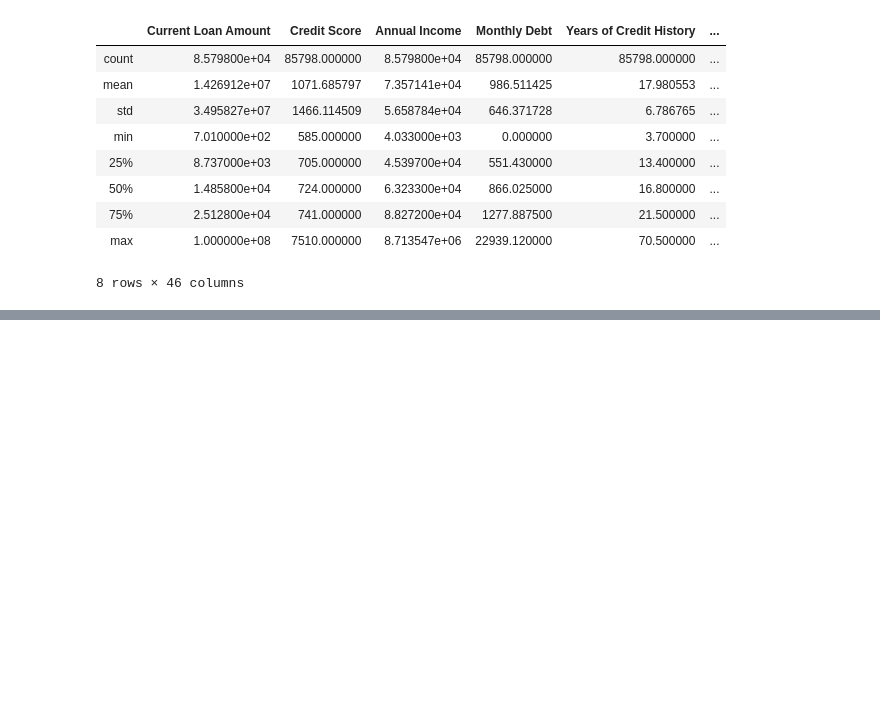
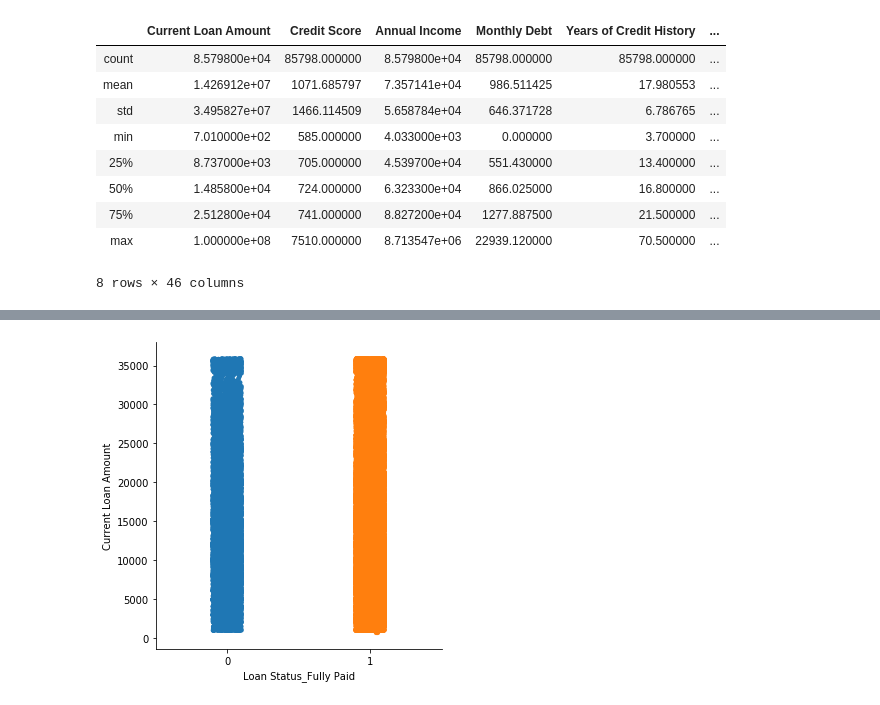
Before and after one commit to divaymohan/credit_score_modeling, a Jupyter notebook: NoteBook.ipynb, the cells around one changed output, grey strips where cells are left out. Drawn from its saved outputs; the diff is of its cells as text; code cells hidden in the pictures; blank space fills up the shorter version.

```diff
--- a/NoteBook.ipynb
+++ b/NoteBook.ipynb
@@ -338,0 +389,4 @@ sns.catplot(x="Term", kind="count", palette="ch:.25", data=df);
+# %%
+sns.catplot(x="Loan Status_Fully Paid", y="Current Loan Amount", data=o_df);
+# %% [output]
+[figure, added]
```
Also changed, not shown: parts of 36 cells of this notebook.
